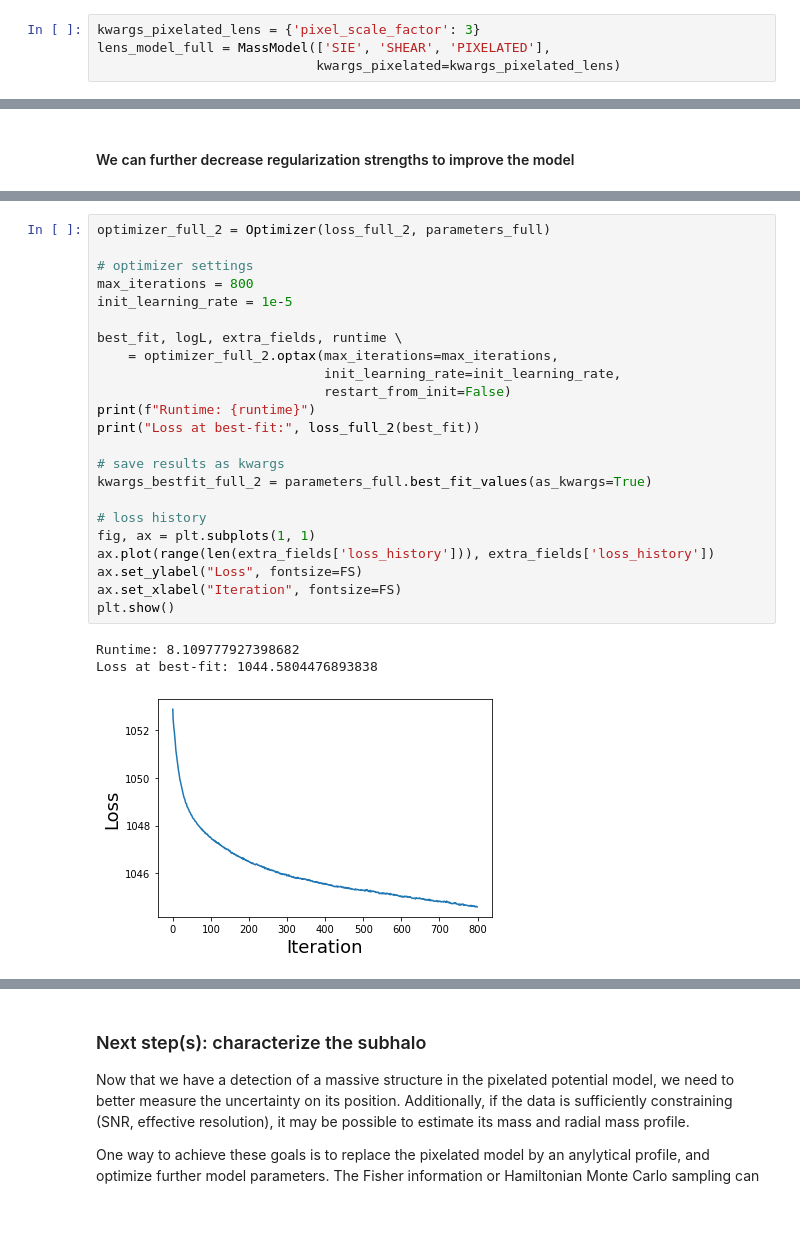
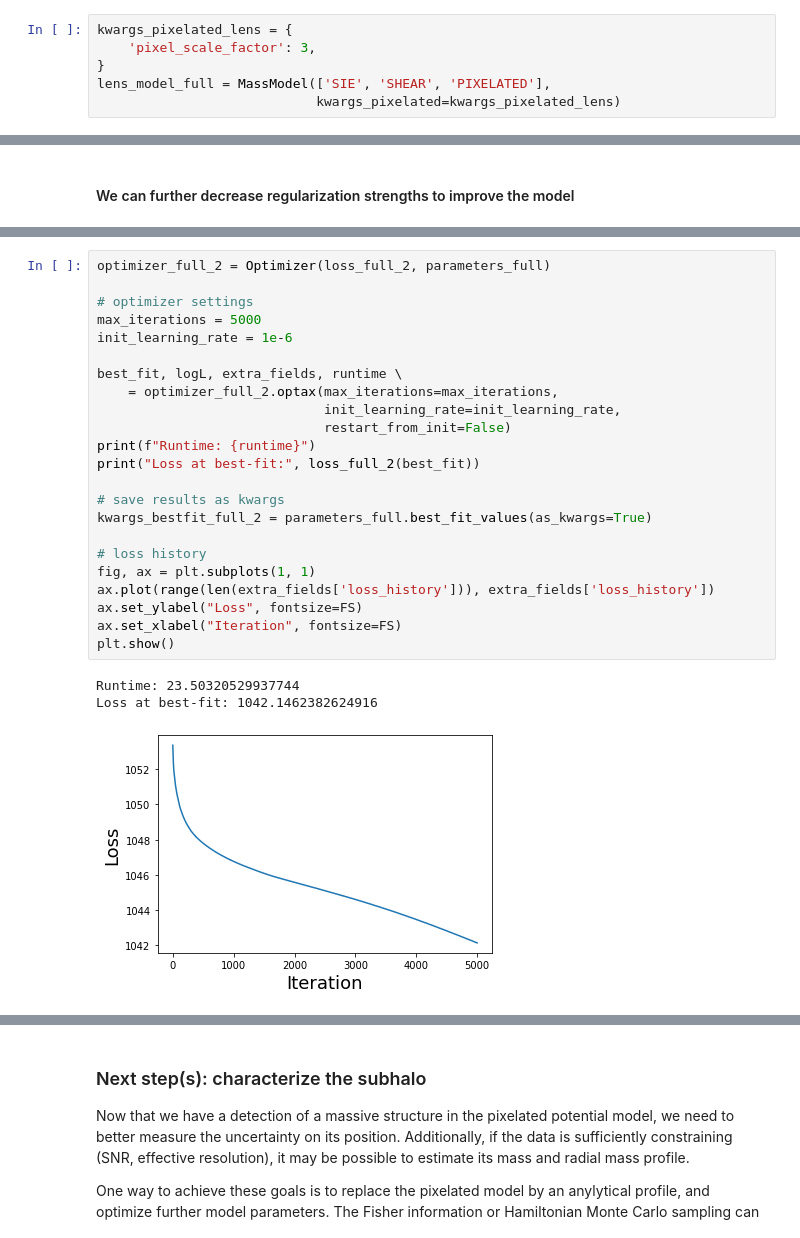
Before and after one commit to Herculens/herculens_workspace, a Jupyter notebook: notebooks/herculens__Subhalo_detection_with_wavelets.ipynb, the cells around one changed output, grey strips where cells are left out. Saved outputs shown, nothing was run; the diff lists cells and outputs as text.

```diff
--- a/notebooks/herculens__Subhalo_detection_with_wavelets.ipynb
+++ b/notebooks/herculens__Subhalo_detection_with_wavelets.ipynb
@@ -359,7 +371,9 @@ plt.show()
 # %% [markdown]
 ### 2.2. Add pixelated deviations to the smooth mass model
 # %%
-kwargs_pixelated_lens = {'pixel_scale_factor': 3}
+kwargs_pixelated_lens = {
+    'pixel_scale_factor': 3,
+}
 lens_model_full = MassModel(['SIE', 'SHEAR', 'PIXELATED'],
                             kwargs_pixelated=kwargs_pixelated_lens)
 # %%
@@ -521,30 +535,30 @@ Loss at initial values: 1206.1472205271937
 # %%
 optimizer_full_2 = Optimizer(loss_full_2, parameters_full)
 
 # optimizer settings
-max_iterations = 800
-init_learning_rate = 1e-5
+max_iterations = 5000
+init_learning_rate = 1e-6
 
 best_fit, logL, extra_fields, runtime \
     = optimizer_full_2.optax(max_iterations=max_iterations,
                              init_learning_rate=init_learning_rate,
                              restart_from_init=False)
 print(f"Runtime: {runtime}")
 print("Loss at best-fit:", loss_full_2(best_fit))
 
 # save results as kwargs
 kwargs_bestfit_full_2 = parameters_full.best_fit_values(as_kwargs=True)
 
 # loss history
 fig, ax = plt.subplots(1, 1)
 ax.plot(range(len(extra_fields['loss_history'])), extra_fields['loss_history'])
 ax.set_ylabel("Loss", fontsize=FS)
 ax.set_xlabel("Iteration", fontsize=FS)
 plt.show()
 # %% [output]
-Runtime: 8.109777927398682
-Loss at best-fit: 1044.5804476893838
+Runtime: 23.50320529937744
+Loss at best-fit: 1042.1462382624916
-[figure, old version]
+[figure, new version]
 # %%
 fig = plotter.model_summary(lens_image_full, kwargs_bestfit_full_2,
                             likelihood_mask=arc_mask,
```
Also changed, not shown: parts of 11 cells of this notebook, 1 other file.
